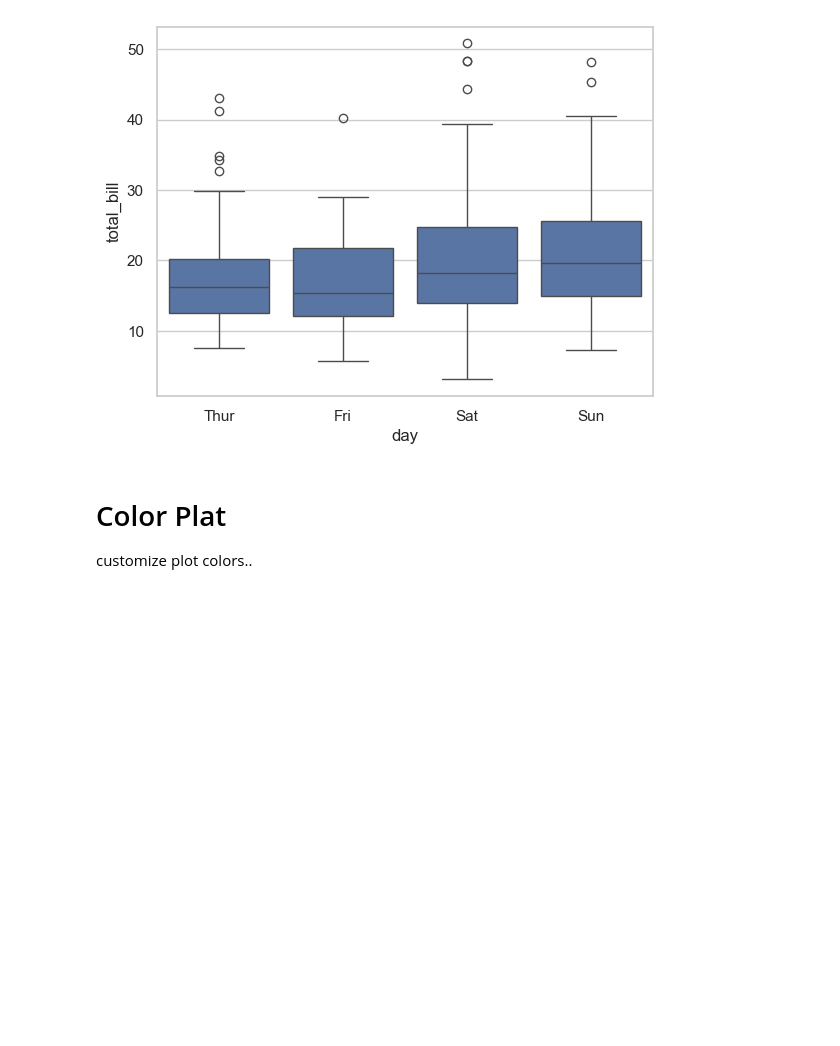
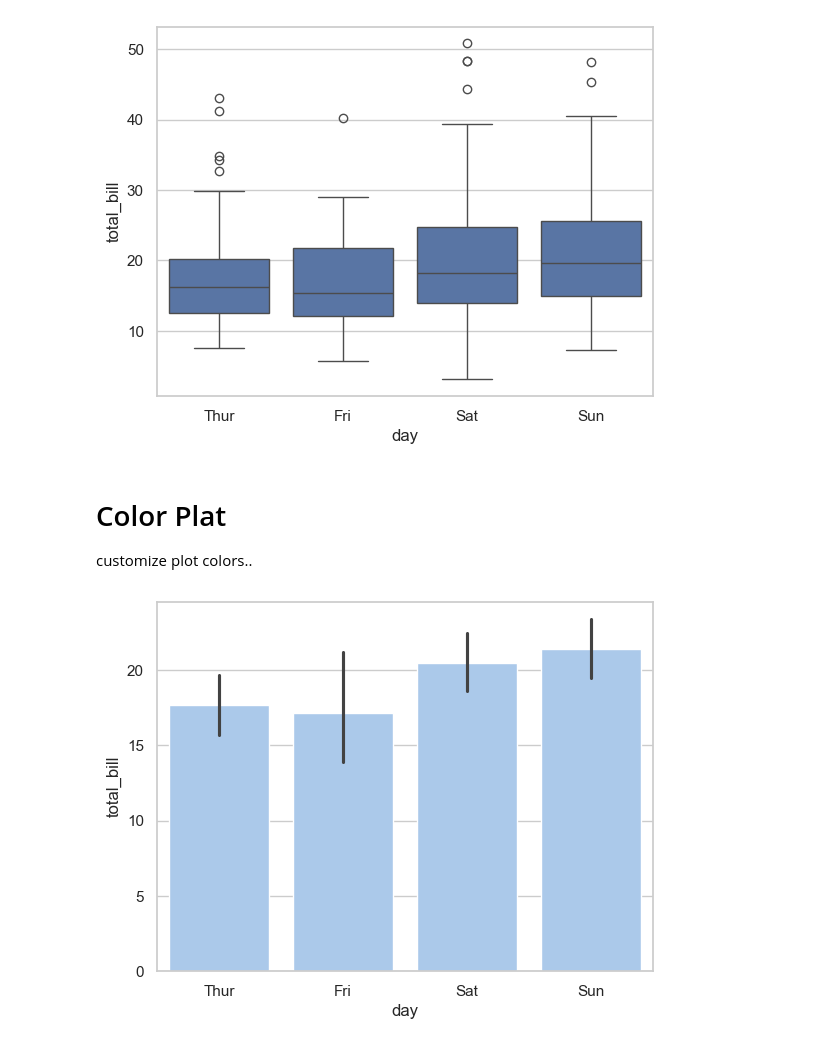
Before and after one commit to nitishrudra3510/DataScience, a Jupyter notebook: Libraries/Seaborn/Advanced.ipynb, the cells around one changed output. Cells and saved outputs as stored; diff of their text form; code cells hidden in the pictures; blank space fills up the shorter version.

```diff
--- a/Libraries/Seaborn/Advanced.ipynb
+++ b/Libraries/Seaborn/Advanced.ipynb
@@ -42,6 +42,8 @@ plt.show()
 # Color Plat
 customize plot colors..
 # %%
-sns.set_theme("pastel")
+sns.set_palette("pastel")
 sns.barplot(data=tips, x="day", y="total_bill")
 plt.show()
+# %% [output]
+[figure, added]
```
Also changed, not shown: 1 other file.
